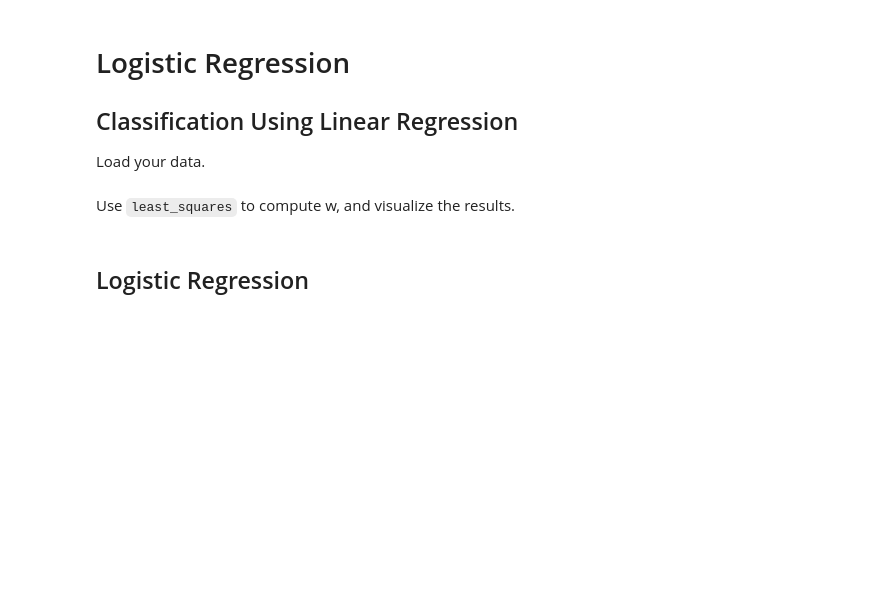
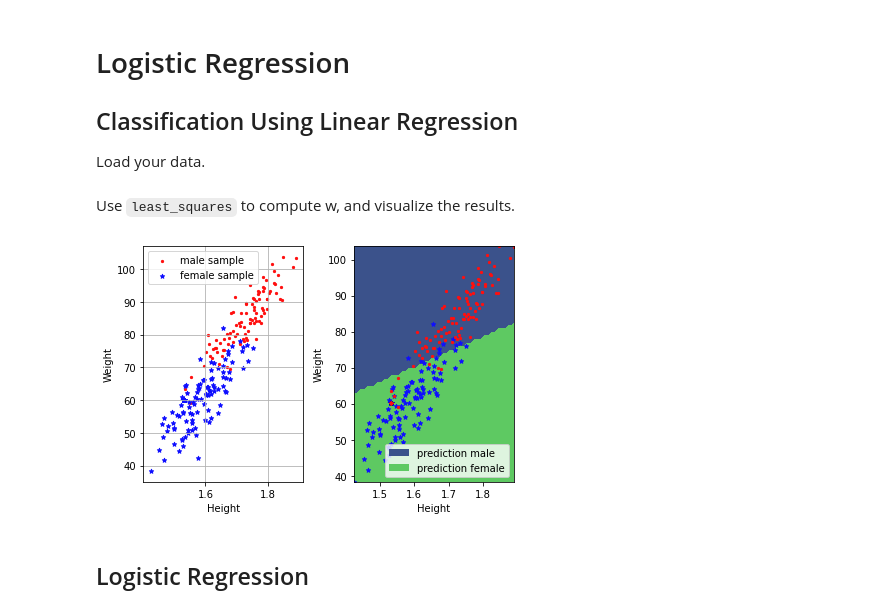
Before and after one commit to yorkofyou/MachineLearning, a Jupyter notebook: Project1/t2/template.ipynb, the cells around one changed output. Cells and saved outputs as stored; diff of their text form; code cells hidden in the pictures; blank space fills up the shorter version.

```diff
--- a/Project1/t2/template.ipynb
+++ b/Project1/t2/template.ipynb
@@ -23,19 +23,22 @@ Use `least_squares` to compute w, and visualize the results.
 # %%
 from least_squares import least_squares
 from plots import visualization
 
 def least_square_classification_demo(y, x):
     # ***************************************************
     # INSERT YOUR CODE HERE
-    # classify the data by linear regression: TODO
+    # classify the data by linear regression
     # ***************************************************
     tx = np.c_[np.ones((y.shape[0], 1)), x]
+    a = tx.T.dot(tx)
+    b = tx.T.dot(y)
     # w = least squares with respect to tx and y
-    raise NotImplementedError
-
+    w = np.linalg.solve(a, b)
     visualization(y, x, mean_x, std_x, w, "classification_by_least_square")
 
 least_square_classification_demo(y, x)
+# %% [output]
+[figure, added]
 # %% [markdown]
 ## Logistic Regression
 # %% [markdown]
```
Also changed, not shown: parts of 13 cells of this notebook, 12 other files.
